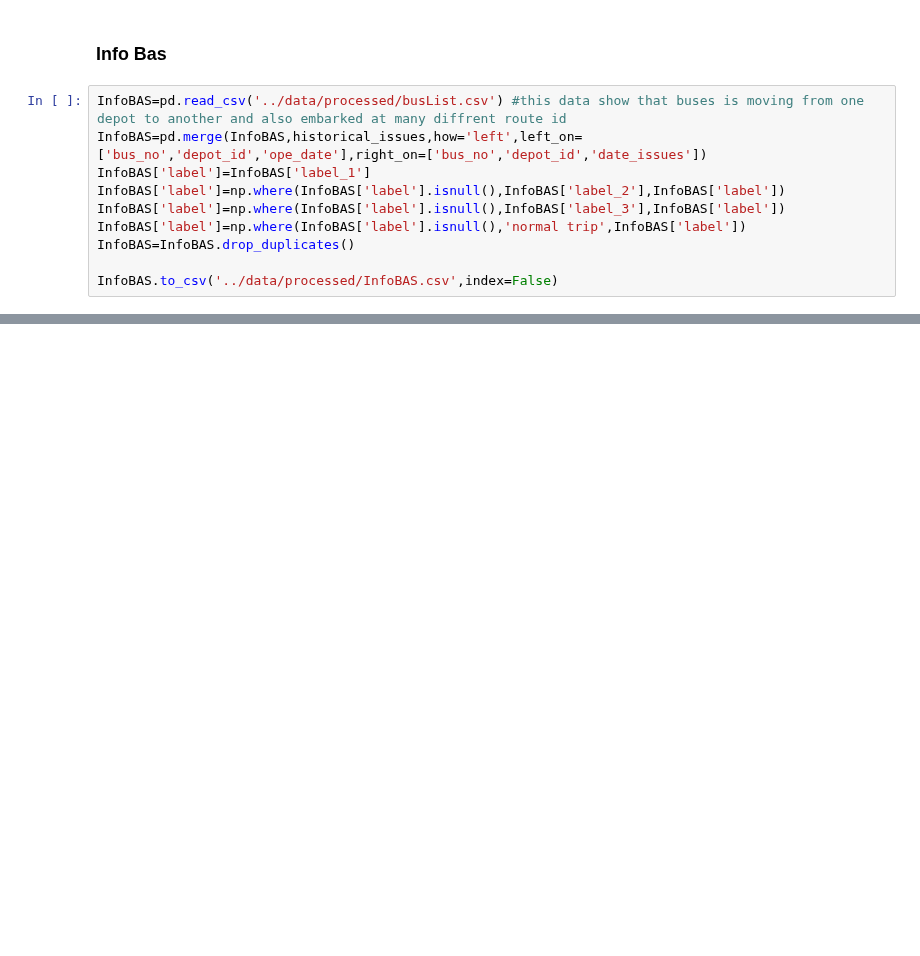
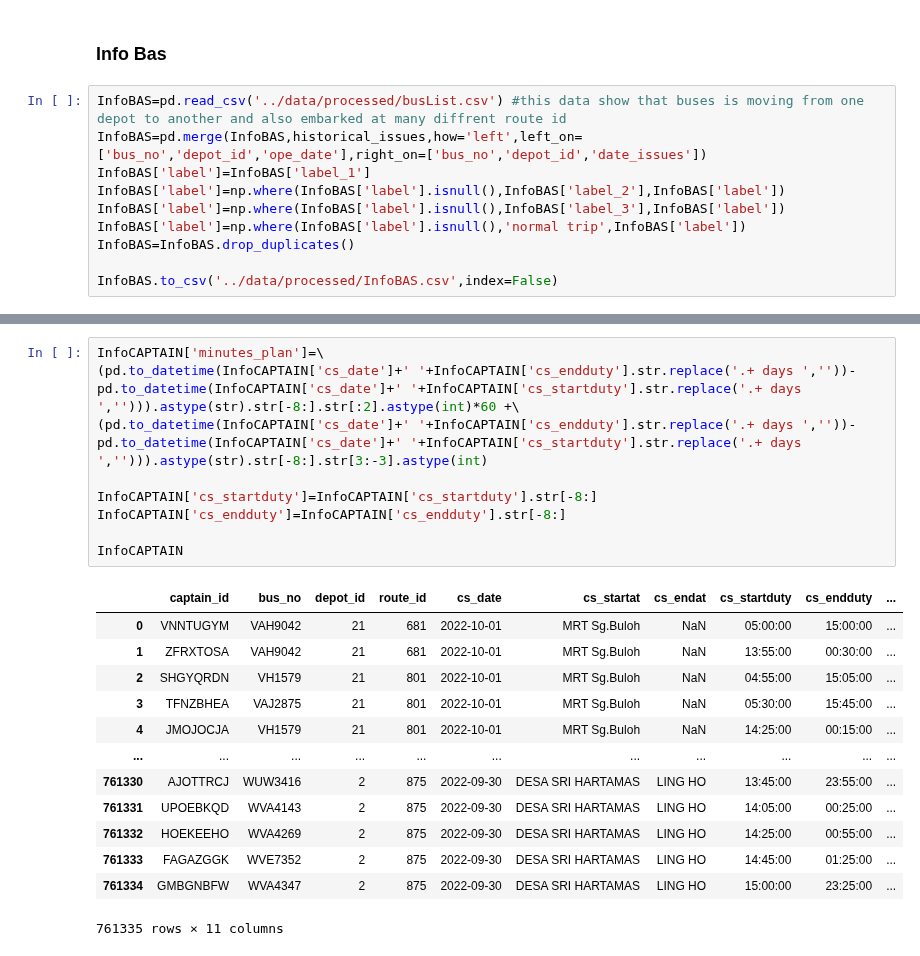
Before and after one commit to izardy/myrapid-backend, a Jupyter notebook: etl/sandbox.ipynb, the cells around one changed output, grey strips where cells are left out. Cells and saved outputs as stored; diff of their text form; blank space fills up the shorter version.

```diff
--- a/etl/sandbox.ipynb
+++ b/etl/sandbox.ipynb
@@ -515,0 +611,23 @@ InfoBAS.to_csv('../data/processed/InfoBAS.csv',index=False)
+# %%
+InfoCAPTAIN['minutes_plan']=\
+(pd.to_datetime(InfoCAPTAIN['cs_date']+' '+InfoCAPTAIN['cs_endduty'].str.replace('.+ days ',''))-pd.to_datetime(InfoCAPTAIN['cs_date']+' '+InfoCAPTAIN['cs_startduty'].str.replace('.+ days ',''))).astype(str).str[-8:].str[:2].astype(int)*60 +\
+(pd.to_datetime(InfoCAPTAIN['cs_date']+' '+InfoCAPTAIN['cs_endduty'].str.replace('.+ days ',''))-pd.to_datetime(InfoCAPTAIN['cs_date']+' '+InfoCAPTAIN['cs_startduty'].str.replace('.+ days ',''))).astype(str).str[-8:].str[3:-3].astype(int)
+
+InfoCAPTAIN['cs_startduty']=InfoCAPTAIN['cs_startduty'].str[-8:]
+InfoCAPTAIN['cs_endduty']=InfoCAPTAIN['cs_endduty'].str[-8:]
+
+InfoCAPTAIN
+# %% [output]
+|  | captain_id | bus_no | depot_id | route_id | cs_date | cs_startat | cs_endat | cs_startduty | cs_endduty | ... |
+| 0 | VNNTUGYM | VAH9042 | 21 | 681 | 2022-10-01 | MRT Sg.Buloh | NaN | 05:00:00 | 15:00:00 | ... |
+| 1 | ZFRXTOSA | VAH9042 | 21 | 681 | 2022-10-01 | MRT Sg.Buloh | NaN | 13:55:00 | 00:30:00 | ... |
+| 2 | SHGYQRDN | VH1579 | 21 | 801 | 2022-10-01 | MRT Sg.Buloh | NaN | 04:55:00 | 15:05:00 | ... |
+| 3 | TFNZBHEA | VAJ2875 | 21 | 801 | 2022-10-01 | MRT Sg.Buloh | NaN | 05:30:00 | 15:45:00 | ... |
+| 4 | JMOJOCJA | VH1579 | 21 | 801 | 2022-10-01 | MRT Sg.Buloh | NaN | 14:25:00 | 00:15:00 | ... |
+| ... | ... | ... | ... | ... | ... | ... | ... | ... | ... | ... |
+| 761330 | AJOTTRCJ | WUW3416 | 2 | 875 | 2022-09-30 | DESA SRI HARTAMAS | LING HO | 13:45:00 | 23:55:00 | ... |
+| 761331 | UPOEBKQD | WVA4143 | 2 | 875 | 2022-09-30 | DESA SRI HARTAMAS | LING HO | 14:05:00 | 00:25:00 | ... |
+| 761332 | HOEKEEHO | WVA4269 | 2 | 875 | 2022-09-30 | DESA SRI HARTAMAS | LING HO | 14:25:00 | 00:55:00 | ... |
+| 761333 | FAGAZGGK | WVE7352 | 2 | 875 | 2022-09-30 | DESA SRI HARTAMAS | LING HO | 14:45:00 | 01:25:00 | ... |
+| 761334 | GMBGNBFW | WVA4347 | 2 | 875 | 2022-09-30 | DESA SRI HARTAMAS | LING HO | 15:00:00 | 23:25:00 | ... |
+761335 rows × 11 columns
```
Also changed, not shown: parts of 8 cells of this notebook, 3 other files.
